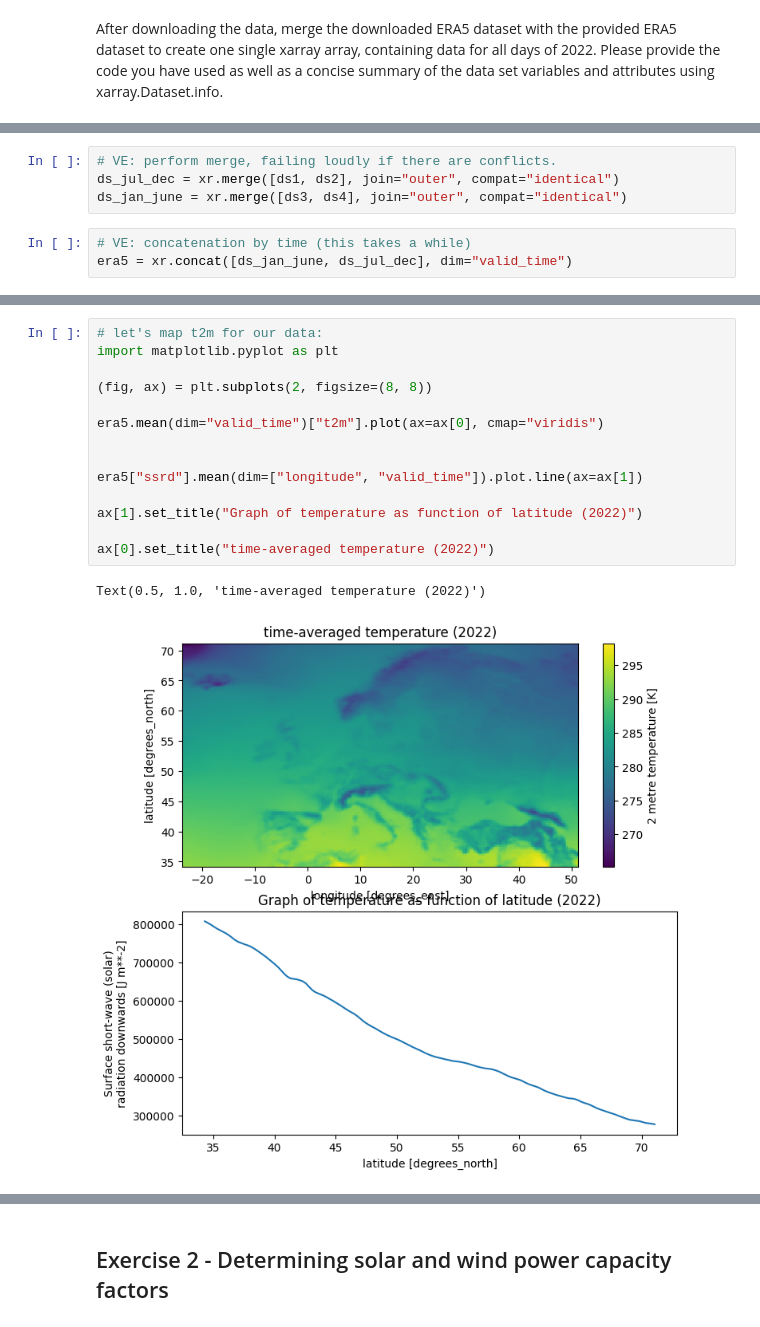
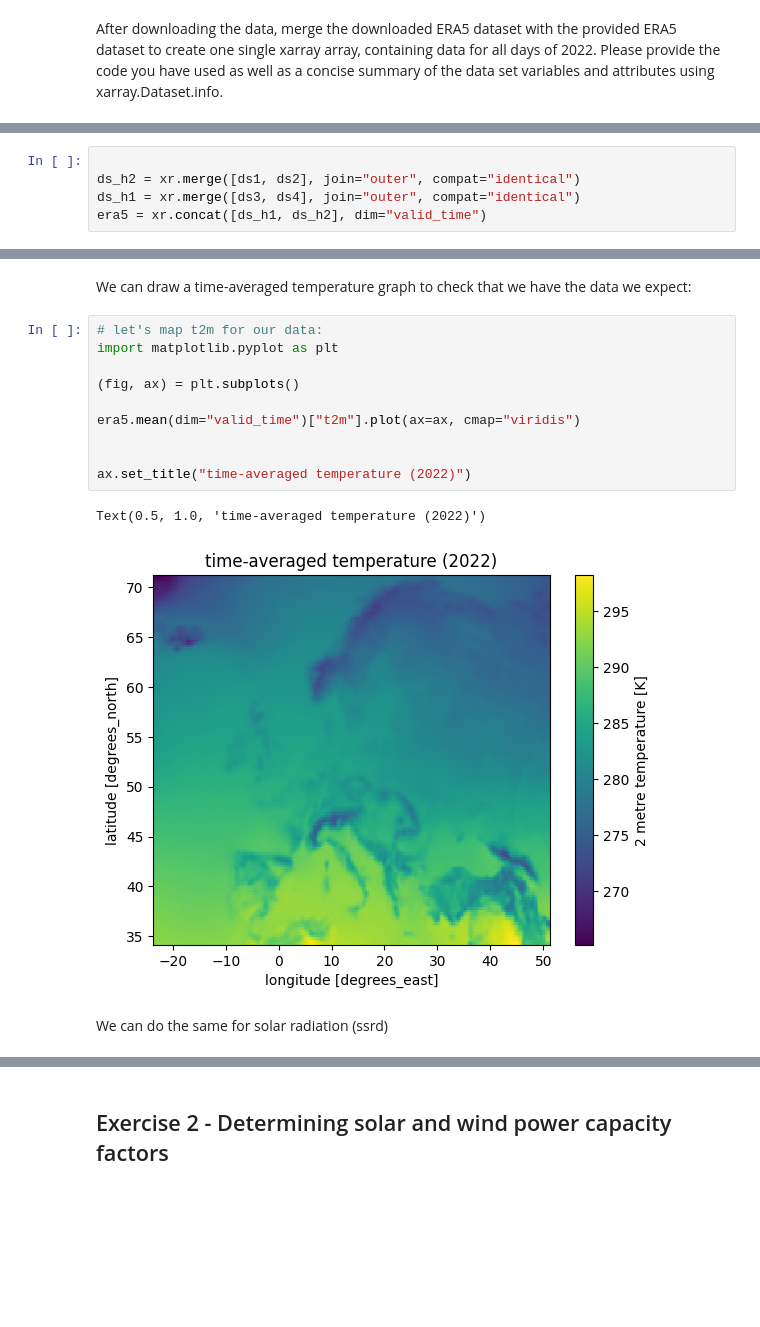
Before and after one commit to victorelgersma/dafs, a Jupyter notebook: final_assignment/AssignmentESMFinal.ipynb, the cells around one changed output, grey strips where cells are left out. Drawn from its saved outputs; the diff is of its cells as text; blank space fills up the shorter version.

```diff
--- a/final_assignment/AssignmentESMFinal.ipynb
+++ b/final_assignment/AssignmentESMFinal.ipynb
@@ -215,7 +154,5 @@ Attributes:
 # %%
-# VE: perform merge, failing loudly if there are conflicts.
-ds_jul_dec = xr.merge([ds1, ds2], join="outer", compat="identical")
-ds_jan_june = xr.merge([ds3, ds4], join="outer", compat="identical")
+
+ds_h2 = xr.merge([ds1, ds2], join="outer", compat="identical")
+ds_h1 = xr.merge([ds3, ds4], join="outer", compat="identical")
+era5 = xr.concat([ds_h1, ds_h2], dim="valid_time")
-# %%
-# VE: concatenation by time (this takes a while)
-era5 = xr.concat([ds_jan_june, ds_jul_dec], dim="valid_time")
@@ -268,20 +159,20 @@ Attributes:
+# %% [markdown]
+We can draw a time-averaged temperature graph to check that we have the data we expect:
 # %%
 # let's map t2m for our data:
 import matplotlib.pyplot as plt
 
-(fig, ax) = plt.subplots(2, figsize=(8, 8))
+(fig, ax) = plt.subplots()
 
-era5.mean(dim="valid_time")["t2m"].plot(ax=ax[0], cmap="viridis")
+era5.mean(dim="valid_time")["t2m"].plot(ax=ax, cmap="viridis")
 
 
-era5["ssrd"].mean(dim=["longitude", "valid_time"]).plot.line(ax=ax[1])
-
-ax[1].set_title("Graph of temperature as function of latitude (2022)")
-
-ax[0].set_title("time-averaged temperature (2022)")
+ax.set_title("time-averaged temperature (2022)")
 # %% [output]
 Text(0.5, 1.0, 'time-averaged temperature (2022)')
-[figure, old version]
+[figure, new version]
+# %% [markdown]
+We can do the same for solar radiation (ssrd)
 # %%
 # let's map ssrd and t2m for our data:
 
```
Also changed, not shown: parts of 40 cells of this notebook.
